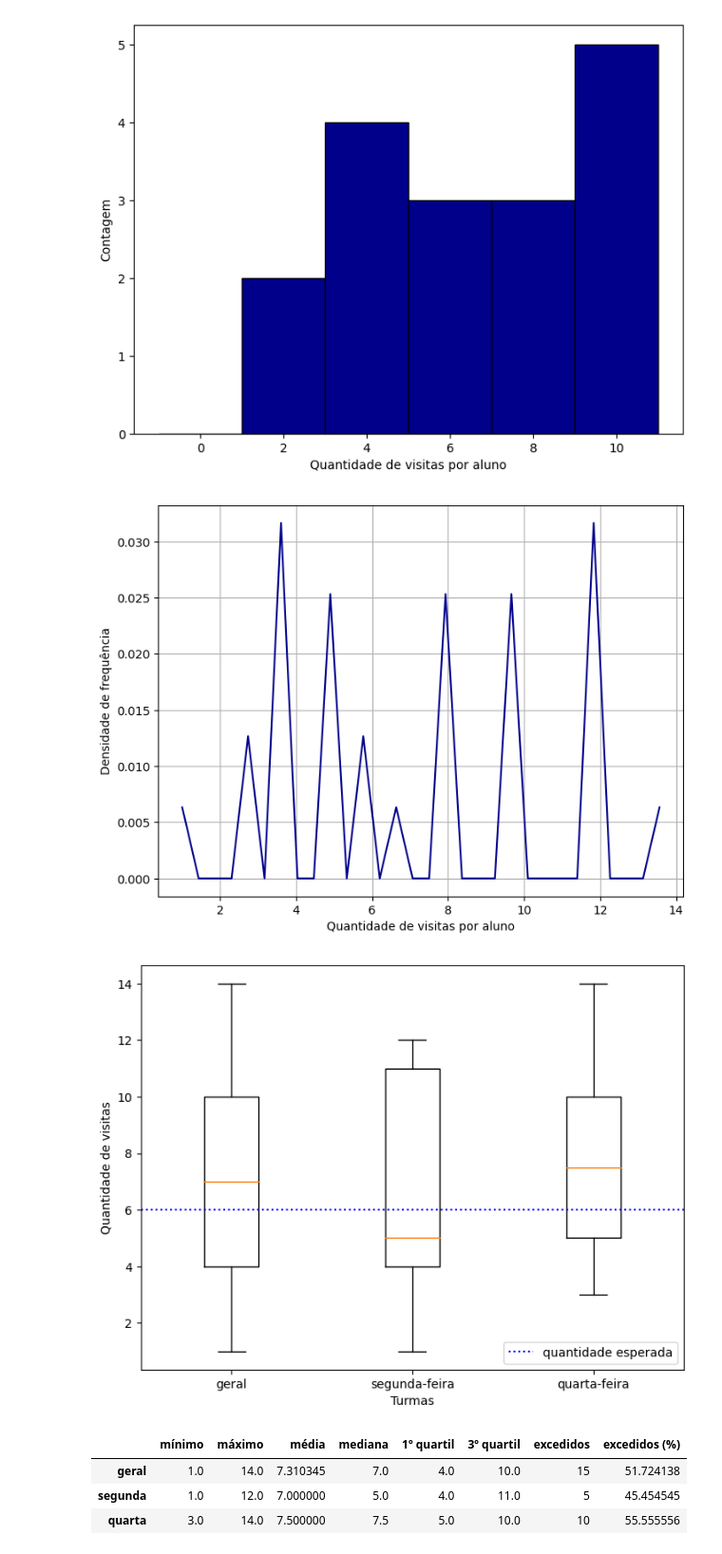
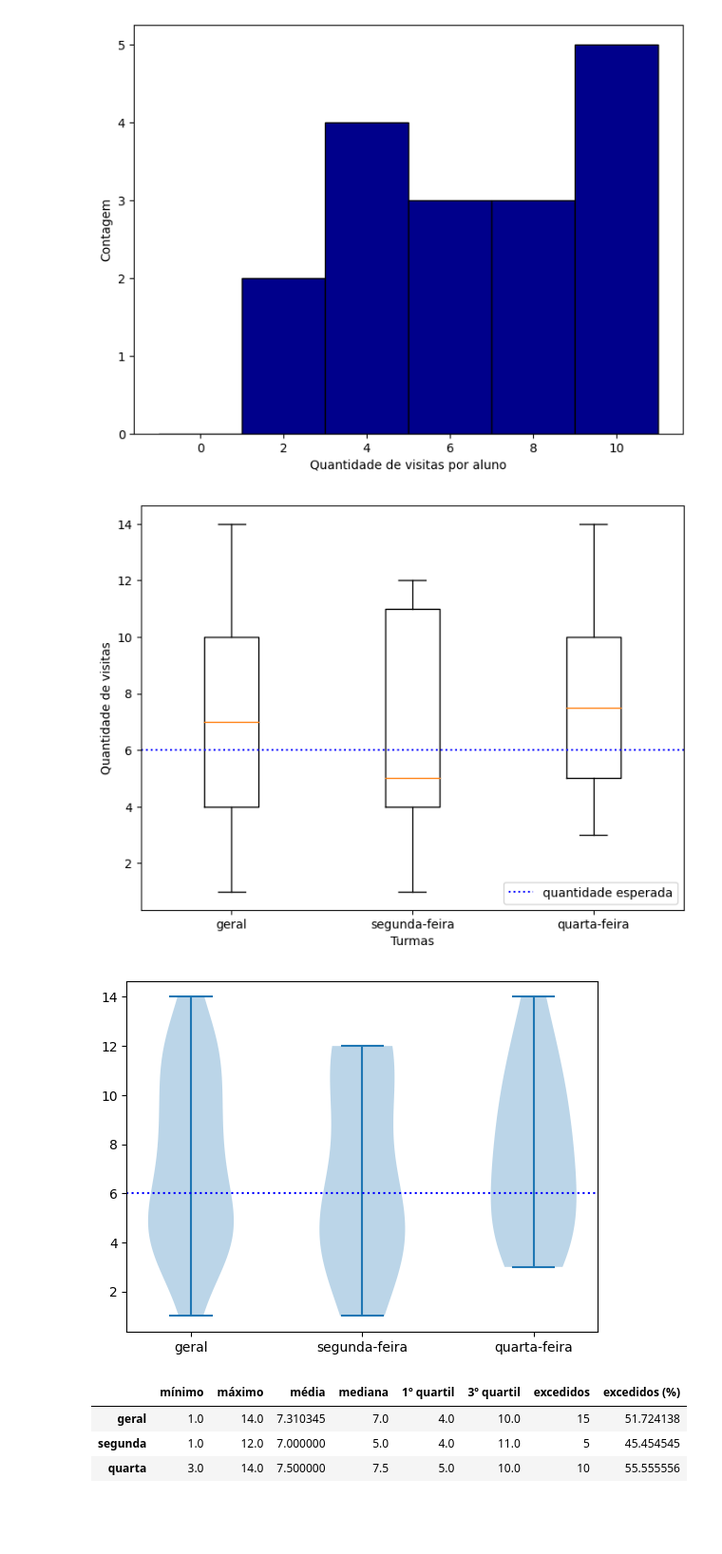
Before and after one commit to henriqueedu2001/pcs3635-health-research-data-analysis, a Jupyter notebook: analisys.ipynb, the cells around one changed output. Shown at 95% size. Saved outputs shown, nothing was run; the diff lists cells and outputs as text; code cells hidden in the pictures; blank space fills up the shorter version.

```diff
--- a/analisys.ipynb
+++ b/analisys.ipynb
@@ -583,55 +579,53 @@ if save_all_figures:
 plt.show()
 # %% [output]
 [figure]
+# %%
+PA_3_data = [PA_3, PA_3_monday, PA_3_wednesday]
 # %%
-# plotting PA_3 density frequency for general counting (monday + wednesday)
+# plotting PA_3 box plot for the general, monday and wednesday groups
 fig, axs = plt.subplots(figsize=fig_default_size)
-hist, bins = np.histogram(PA_3, bins=30, density=True)
 
+# considering 4 weeks of hands-on project development, with 50% (4 + 2 = 6) margin
+PA_3_expected_visits = 6
 
-# plotting the density frequency
-PA_3_interval_width = bins[1] - bins[0]
-PA_3_frequency_density = hist / (len(PA_3) * PA_3_interval_width)
-plt.plot(bins[:-1], PA_3_frequency_density, color=fig_default_color)
-plt.grid(True)
+# plotting the box plot
+plt.boxplot(PA_3_data)
+plt.xticks([1, 2, 3], ['geral', 'segunda-feira', 'quarta-feira'])
+plt.axhline(y=PA_3_expected_visits, color='b', linestyle='dotted', label='quantidade esperada')
 
 # axs setting
-axs.set_xlabel('Quantidade de visitas por aluno')
-axs.set_ylabel('Densidade de frequência')
+axs.set_xlabel('Turmas')
+axs.set_ylabel('Quantidade de visitas')
+axs.legend()
 
 # save the figure in png format
 if save_all_figures:
-    plt.savefig('academic_imgs/PA_3_density_frequency')
+    plt.savefig('academic_imgs/PA_3_boxplot')
 
 # showing the figure
 plt.show()
 # %% [output]
-[figure, old version]
+[figure, new version]
 # %%
-# plotting PA_3 box plot for the general, monday and wednesday groups
-fig, axs = plt.subplots(figsize=fig_default_size)
 
-PA_3_expected_visits = 6
-
-# plotting the box plot
-PA_3_box_plot_data = [PA_3, PA_3_monday, PA_3_wednesday]
-plt.boxplot(PA_3_box_plot_data)
+# plotting the violinplot
+plt.violinplot(PA_3_data)
 plt.xticks([1, 2, 3], ['geral', 'segunda-feira', 'quarta-feira'])
 plt.axhline(y=PA_3_expected_visits, color='b', linestyle='dotted', label='quantidade esperada')
 
 # axs setting
 axs.set_xlabel('Turmas')
 axs.set_ylabel('Quantidade de visitas')
 axs.legend()
 
 # save the figure in png format
 if save_all_figures:
-    plt.savefig('academic_imgs/PA_3_boxplot')
+    plt.savefig('academic_imgs/PA_3_violinplot')
 
 # showing the figure
 plt.show()
 # %% [output]
-[figure, old version]
+[figure, new version]
 # %%
 # PA_3 resume
 # PA_3_expected_visits
```
Also changed, not shown: parts of 17 cells of this notebook.
